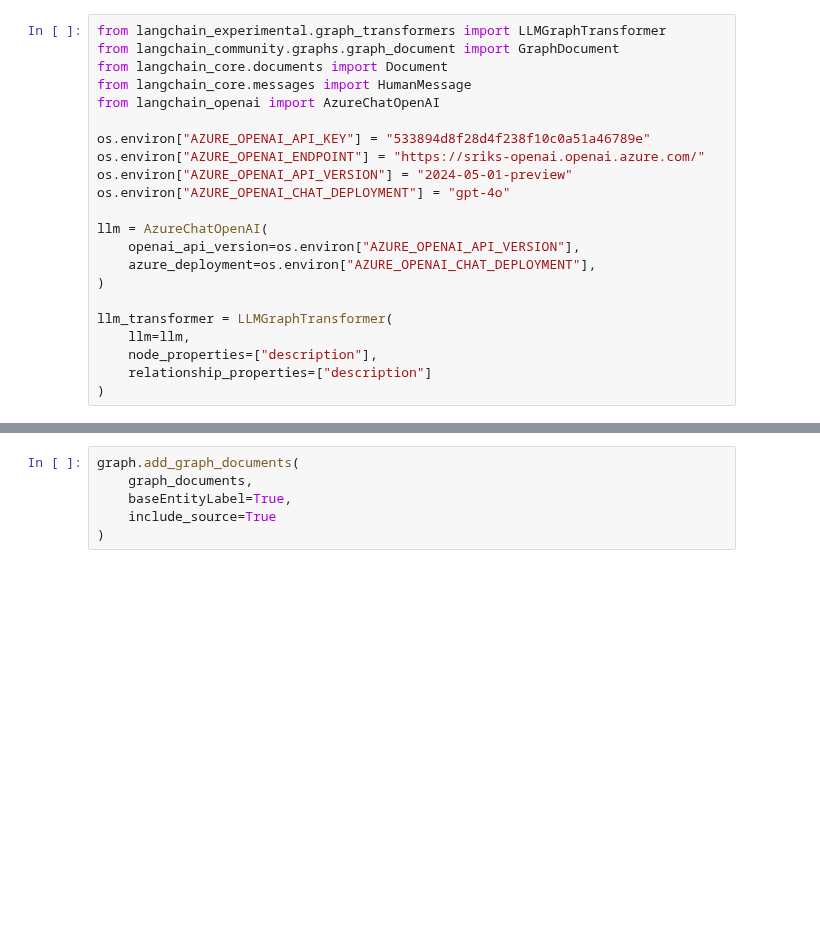
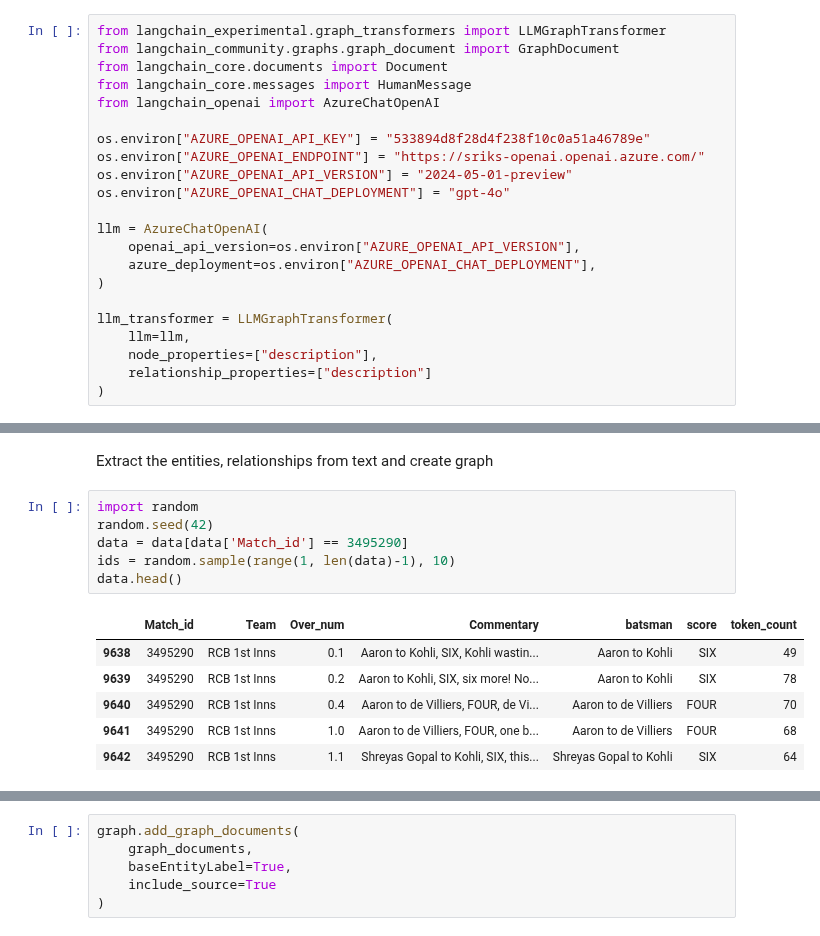
Before and after one commit to sriksmachi/sriksml, a Jupyter notebook: language-models/graphrag_ds.ipynb, the cells around one changed output, grey strips where cells are left out. Cells and saved outputs as stored; diff of their text form; blank space fills up the shorter version.

```diff
--- a/language-models/graphrag_ds.ipynb
+++ b/language-models/graphrag_ds.ipynb
@@ -79,0 +87,15 @@ KeyboardInterrupt:
+# %% [markdown]
+Extract the entities, relationships from text and create graph
+# %%
+import random
+random.seed(42)
+data = data[data['Match_id'] == 3495290]
+ids = random.sample(range(1, len(data)-1), 10)
+data.head()
+# %% [output]
+|  | Match_id | Team | Over_num | Commentary | batsman | score | token_count |
+| 9638 | 3495290 | RCB 1st Inns | 0.1 | Aaron to Kohli, SIX, Kohli wastin... | Aaron to Kohli | SIX | 49 |
+| 9639 | 3495290 | RCB 1st Inns | 0.2 | Aaron to Kohli, SIX, six more! No... | Aaron to Kohli | SIX | 78 |
+| 9640 | 3495290 | RCB 1st Inns | 0.4 | Aaron to de Villiers, FOUR, de Vi... | Aaron to de Villiers | FOUR | 70 |
+| 9641 | 3495290 | RCB 1st Inns | 1.0 | Aaron to de Villiers, FOUR, one b... | Aaron to de Villiers | FOUR | 68 |
+| 9642 | 3495290 | RCB 1st Inns | 1.1 | Shreyas Gopal to Kohli, SIX, this... | Shreyas Gopal to Kohli | SIX | 64 |
```
Also changed, not shown: parts of 27 cells of this notebook.
